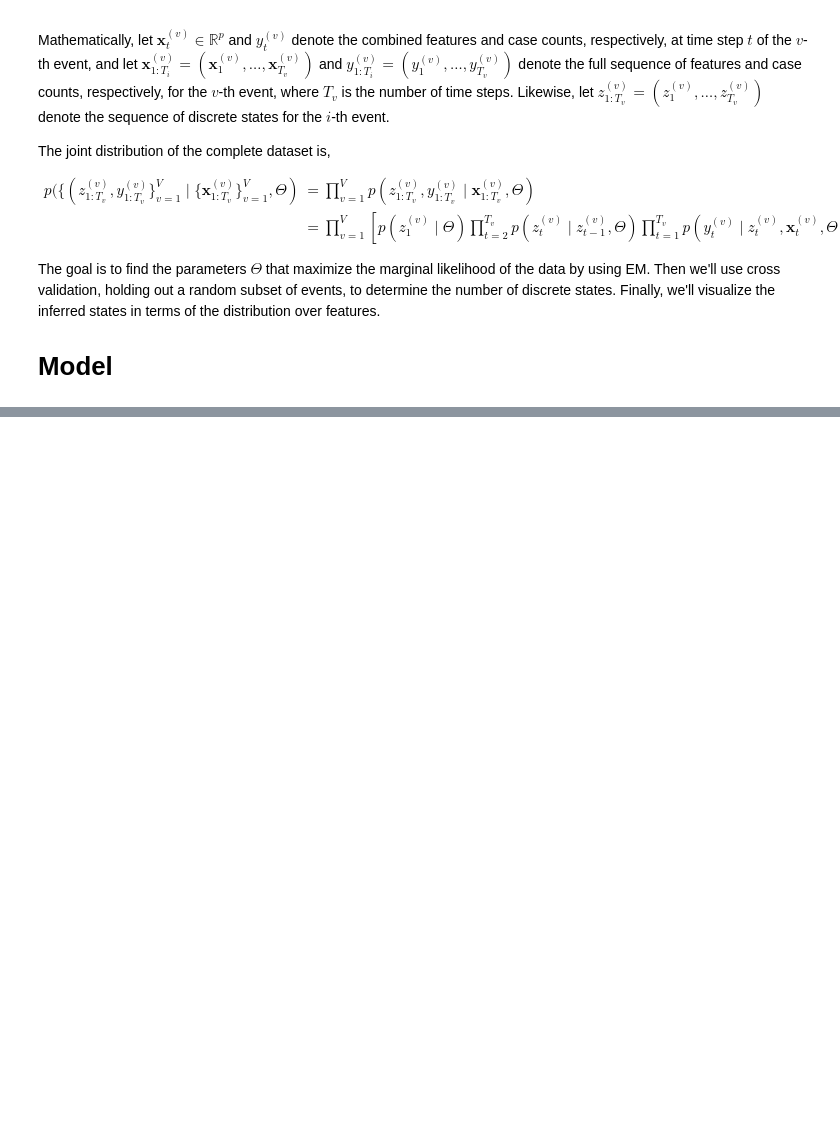
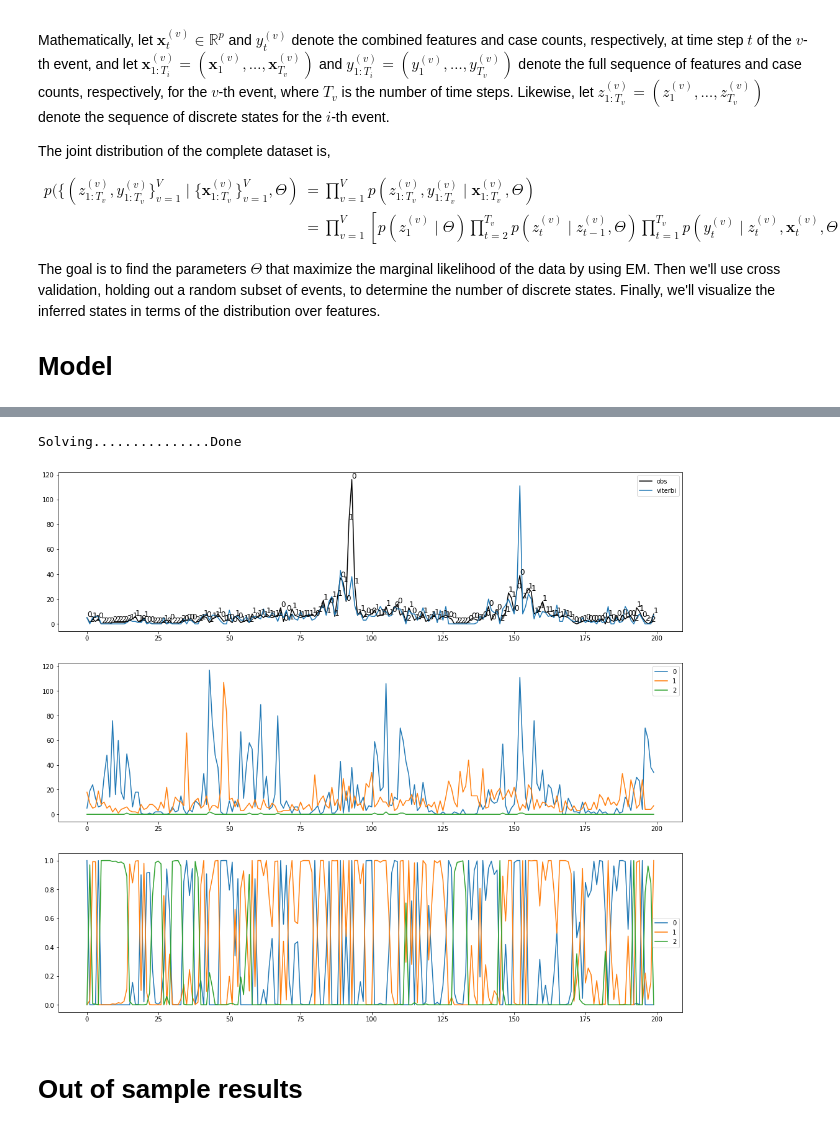
Before and after one commit to jilanglois-su/cobs10-dengai, a Jupyter notebook: notebooks/jjl-hmm.ipynb, the cells around one changed output, grey strips where cells are left out. Drawn from its saved outputs; the diff is of its cells as text; code cells hidden in the pictures; blank space fills up the shorter version.

Commit message:
viterbi and forecast for PoissonHmm

```diff
--- a/notebooks/jjl-hmm.ipynb
+++ b/notebooks/jjl-hmm.ipynb
@@ -102,4 +121,4 @@ from src.d01_data.dengue_data_api import DengueDataApi
 from src.d04_modeling.hmm import HMM
 # %%
 dda = DengueDataApi()
-x_train, x_validate, y_train, y_validate = dda.split_data()
+x_train, x_validate, y_train, y_validate = dda.split_data(random=False)
@@ -149,0 +138,51 @@ print("MAE: %.6f" % mae)
+# %%
+num_states=3
+model = HMM(num_states=num_states)
+event_data = dict()
+event_data['x'] = model.format_event_data(z_train.droplevel('year'))
+event_data['y'] = model.format_event_data(y_train.droplevel('year'))
+# %%
+lls_k, parameters_k = model.fit(event_data=event_data)
+# %% [output]
+Solving...............Done
+# %%
+from src.d04_modeling.poisson_glm import PoissonGLM
+
+mu = parameters_k['mu']
+expectations, marginal_ll, _ = model.e_step(event_data, parameters_k)
+most_likely_states = model.viterbi(event_data=event_data, parameters=parameters_k)
+expectations, x_data, y_data = model.glm_inputs_setup(event_data, expectations)
+y_hat = np.zeros((y_data.shape[0], model.num_states))
+for k in range(model.num_states):
+    poisson_glm = PoissonGLM(x_train=x_data, y_train=y_data, weights=expectations[:, k].reshape((-1, 1)),
+                             sigma2=model.sigma2, bias=False)
+
+    y_hat[:, k] = poisson_glm.obs_map(mu[k], x_data).reshape(-1,)
+# %%
+t0 = 0
+l=200
+for i in range(2):
+    fig, ax = plt.subplots(nrows=3, figsize=(18, 16))
+    t1 = len(event_data['y'][i])
+    y_viterbi = np.zeros((t1-t0, model.num_states))
+    for k in range(model.num_states):
+        mask = np.array(most_likely_states[i]) == k
+        ax[1].plot(y_hat[t0:t0+t1, k][-l:], label=k)
+        ax[1].legend()
+        ax[2].plot(expectations[t0:t0+t1, k][-l:], label=k)
+        ax[2].legend()
+        y_viterbi[mask, k] = 1.
+
+    y = event_data['y'][i][-l:]
+    ax[0].plot(y, color='black', label='obs')
+    ax[0].plot(np.sum(y_hat[t0:t0+t1, :] * y_viterbi, axis=1)[-l:], label='viterbi')
+    ax[0].legend()
+    for x_, y_ in zip(np.arange(len(y)), y):
+        ax[0].text(x_, y_+1, "%i" % most_likely_states[i][-l+int(x_)], color="black", fontsize=12)
+    t0 += t1
+    plt.show()
+    break
+# %% [output]
+[figure, added]
+# %% [markdown]
+# Out of sample results
```
Also changed, not shown: parts of 10 cells of this notebook, 4 other files.
